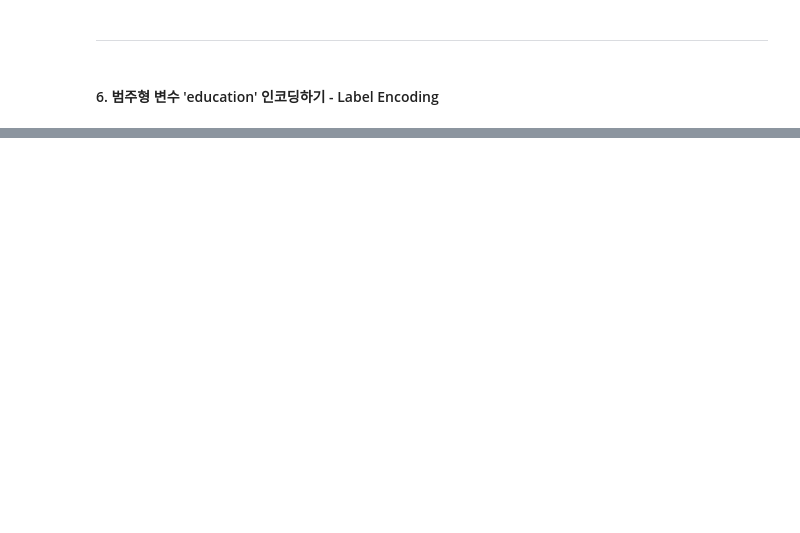
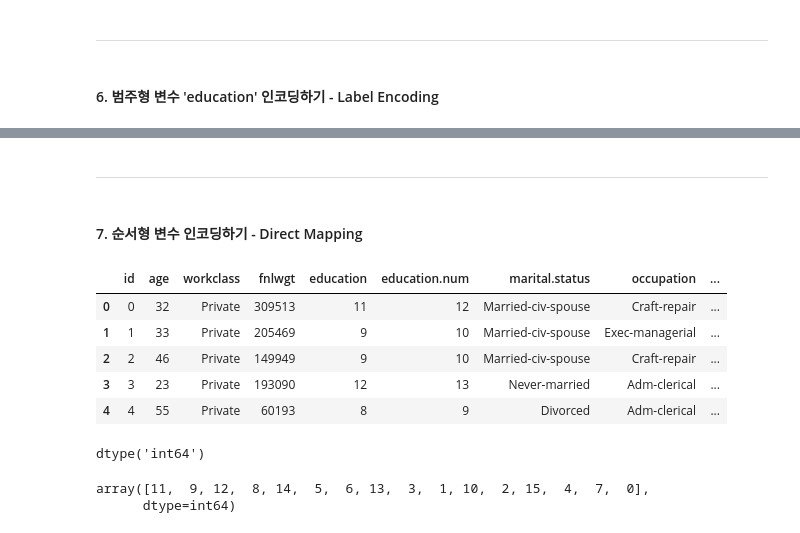
Before and after one commit to dongkieric98/Data_Science_Study, a Jupyter notebook: 04. Category Encoding/01. LabelEncoding.ipynb, the cells around one changed output, grey strips where cells are left out. Drawn from its saved outputs; the diff is of its cells as text; code cells hidden in the pictures; blank space fills up the shorter version.

```diff
--- a/04. Category Encoding/01. LabelEncoding.ipynb
+++ b/04. Category Encoding/01. LabelEncoding.ipynb
@@ -87,0 +119,46 @@ train_ex1 = train.copy()
+# %% [markdown]
+-----------------
+# %% [markdown]
+#### 7. 순서형 변수 인코딩하기 - Direct Mapping
+# %%
+# train 데이터 복제
+train_ex2 = train.copy()
+
+# 'education' 값 확인
+train['education'].unique()
+
+# 'education'을 Direct Mapping하기
+# 해당 순서가 교육정도의 수준이다.
+education_map = {'Preschool' : 0,
+                 '1st-4th' : 1,
+                 '5th-6th' : 2,
+                 '7th-8th' : 3,
+                 '9th' : 4,
+                 '10th' : 5,
+                 '11th' : 6,
+                 '12th': 7,
+                 'HS-grad' : 8,
+                 'Some-college' : 9,
+                 'Assoc-voc' : 10,
+                 'Assoc-acdm' : 11,
+                 'Bachelors' : 12,
+                 'Masters' : 13,
+                 'Prof-school' : 14,
+                 'Doctorate': 15 }
+
+# 'education' 컬럼값을 Mapping한 숫자로 바꾸기
+train_ex2['education'] = train_ex2['education'].replace(education_map)
+
+display(train_ex2.head())
+display(train_ex2['education'].dtypes)
+display(train_ex2['education'].unique())
+# %% [output]
+|  | id | age | workclass | fnlwgt | education | education.num | marital.status | occupation | ... |
+| 0 | 0 | 32 | Private | 309513 | 11 | 12 | Married-civ-spouse | Craft-repair | ... |
+| 1 | 1 | 33 | Private | 205469 | 9 | 10 | Married-civ-spouse | Exec-managerial | ... |
+| 2 | 2 | 46 | Private | 149949 | 9 | 10 | Married-civ-spouse | Craft-repair | ... |
+| 3 | 3 | 23 | Private | 193090 | 12 | 13 | Never-married | Adm-clerical | ... |
+| 4 | 4 | 55 | Private | 60193 | 8 | 9 | Divorced | Adm-clerical | ... |
+dtype('int64')
+array([11,  9, 12,  8, 14,  5,  6, 13,  3,  1, 10,  2, 15,  4,  7,  0],
+      dtype=int64)
```
Also changed, not shown: parts of 9 cells of this notebook.
